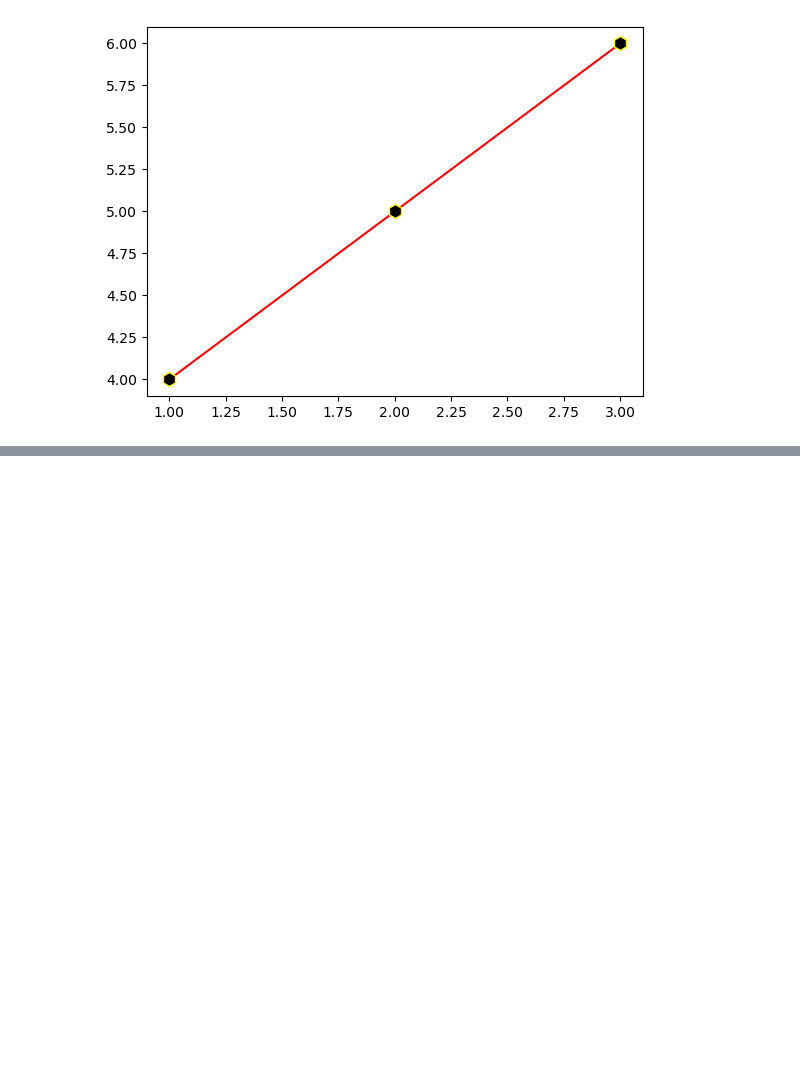
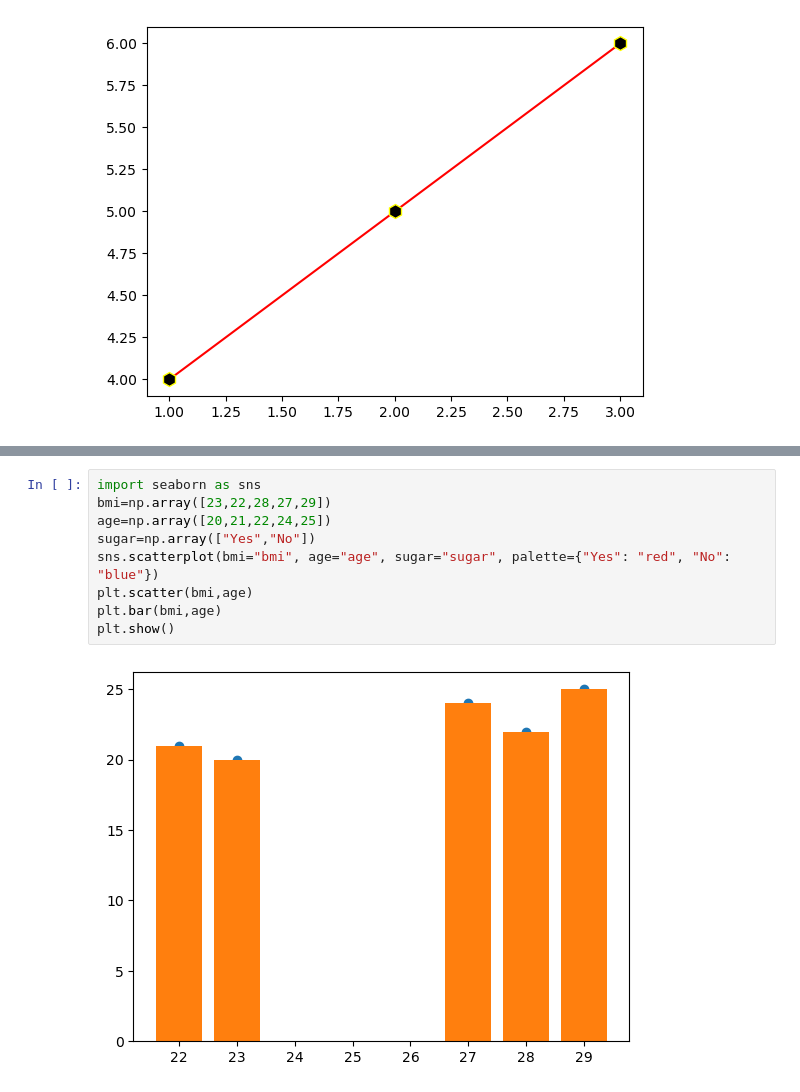
Before and after one commit to abhxi-r-s/MCA, a Jupyter notebook: Sem 3/Data Science/4.ipynb, the cells around one changed output, grey strips where cells are left out. Saved outputs shown, nothing was run; the diff lists cells and outputs as text; blank space fills up the shorter version.

```diff
--- a/Sem 3/Data Science/4.ipynb
+++ b/Sem 3/Data Science/4.ipynb
@@ -121,0 +123,11 @@ plt.show()
+# %%
+import seaborn as sns
+bmi=np.array([23,22,28,27,29])
+age=np.array([20,21,22,24,25])
+sugar=np.array(["Yes","No"])
+sns.scatterplot(bmi="bmi", age="age", sugar="sugar", palette={"Yes": "red", "No": "blue"})
+plt.scatter(bmi,age)
+plt.bar(bmi,age)
+plt.show()
+# %% [output]
+[figure, added]
```
Also changed, not shown: parts of 1 cell of this notebook.
